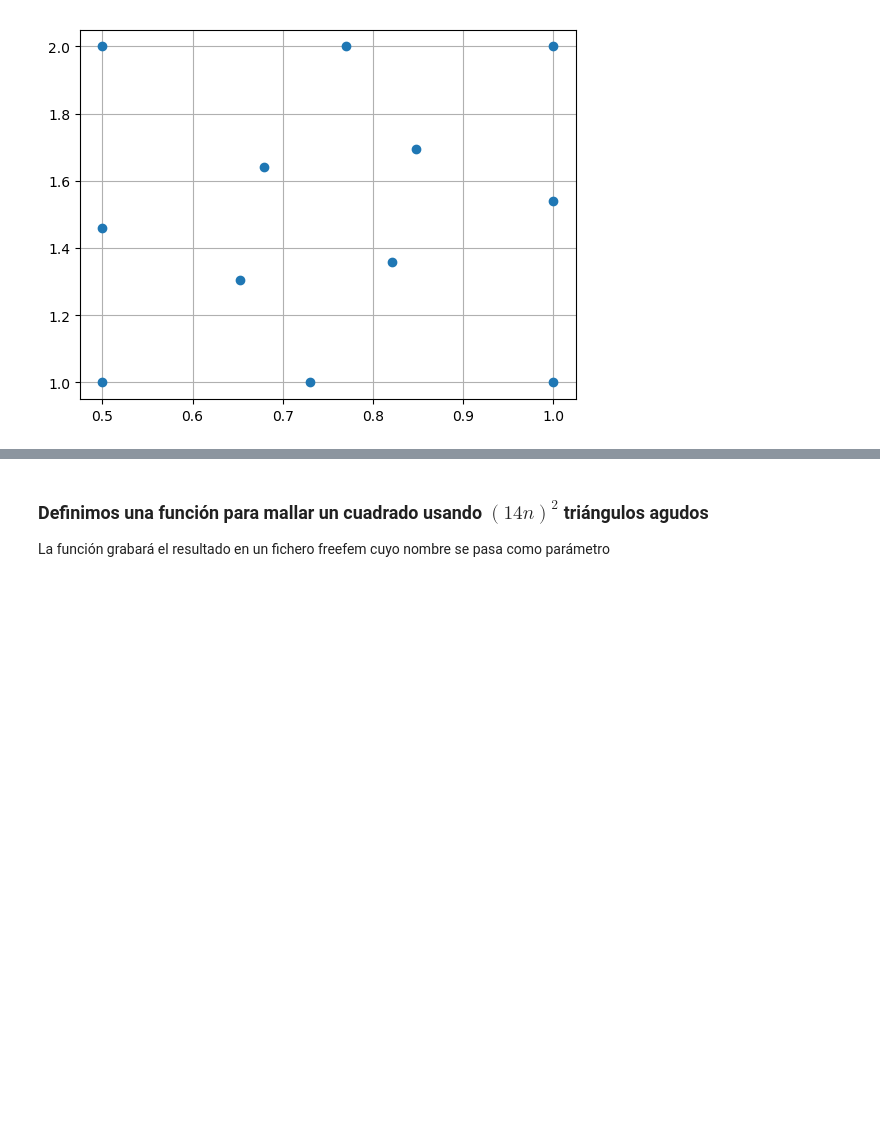
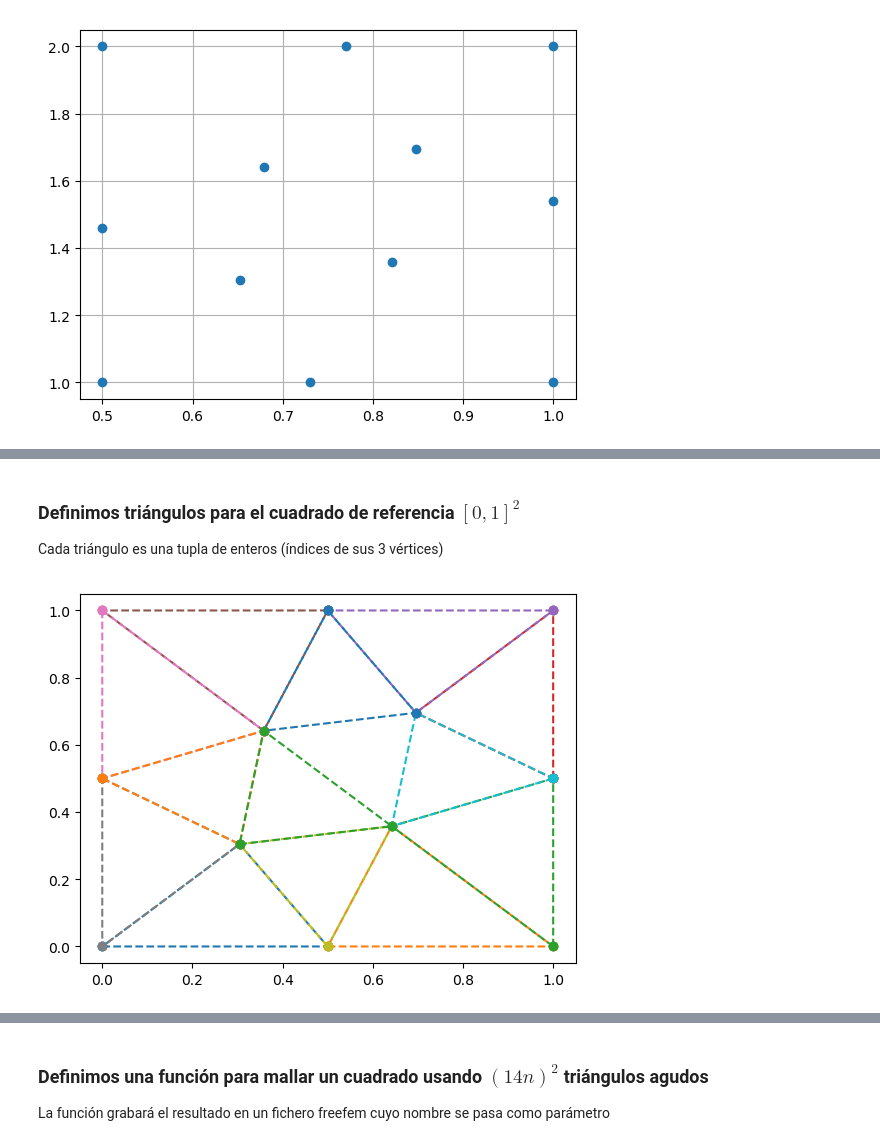
Before and after one commit to rrgalvan/freefem-tests, a Jupyter notebook: mesh_build/acute_angle/rect_triang.ipynb, the cells around one changed output, grey strips where cells are left out. Saved outputs shown, nothing was run; the diff lists cells and outputs as text; code cells hidden in the pictures; blank space fills up the shorter version.

Commit message:
Modified reference square, now vertices lay on midpoints

```diff
--- a/mesh_build/acute_angle/rect_triang.ipynb
+++ b/mesh_build/acute_angle/rect_triang.ipynb
@@ -179,0 +204,49 @@ grid()
+# %% [markdown]
+### Definimos triángulos para el cuadrado de referencia $[0,1]^2$
+
+Cada triángulo es una tupla de enteros (índices de sus 3 vértices)
+# %%
+# Int 14x3 array with undefined elements
+# Row i contanis indices v1, v2, v3 (of 3 vertices of triangle itr)
+tri = Array{Int64}(undef, 14, 3)
+tri[1,1] = 1; tri[1,2] = 2; tri[1,3] = 9
+tri[2,1] = 2; tri[2,2] = 3; tri[2,3] = 10
+tri[3,1] = 3; tri[3,2] = 4; tri[3,3] = 10
+tri[4,1] = 4; tri[4,2] = 5; tri[4,3] = 11
+tri[5,1] = 5; tri[5,2] = 6; tri[5,3] = 11
+tri[6,1] = 6; tri[6,2] = 7; tri[6,3] = 12
+tri[7,1] = 7; tri[7,2] = 8; tri[7,3] = 12
+tri[8,1] = 8; tri[8,2] = 9; tri[8,3] = 1
+tri[9,1] = 2; tri[9,2] = 9; tri[9,3] = 10
+tri[10,1] = 4; tri[10,2] = 10;  tri[10,3] = 11
+tri[11,1] = 6; tri[11,2] = 11; tri[11,3] = 12
+tri[12,1] = 8; tri[12,2] = 9; tri[12,3] = 12
+tri[13,1] = 9; tri[13,2] = 10; tri[13,3] = 12
+tri[14,1] = 10; tri[14,2] = 11; tri[14,3] = 12
+
+function xcoor(iVer, coorArray=vert)
+    return coorArray[iVer,1]
+end
+
+function ycoor(iVer, coorArray=vert)
+    return coorArray[iVer,2]
+end
+
+function xVertexOfTriang(iTri, coorArray=vert)
+    return [ xcoor(tri[iTri, iVer], coorArray) for iVer=1:3 ]
+end
+
+function yVertexOfTriang(iTri, coorArray=vert)
+    return [ ycoor(tri[iTri, iVer], coorArray) for iVer=1:3 ]
+end
+
+function plotTriangle(iTri, coorArray=vert)
+    xlist = xVertexOfTriang(iTri, coorArray); push!( xlist, xcoor(tri[iTri,1], coorArray) )
+    ylist = yVertexOfTriang(iTri, coorArray); push!( ylist, ycoor(tri[iTri,1], coorArray) )
+    plot( xlist, ylist, marker="o", linestyle="--")
+end
+for i=1:13
+    plotTriangle(i)
+end
+# %% [output]
+[figure, added]
```
Also changed, not shown: parts of 7 cells of this notebook.
